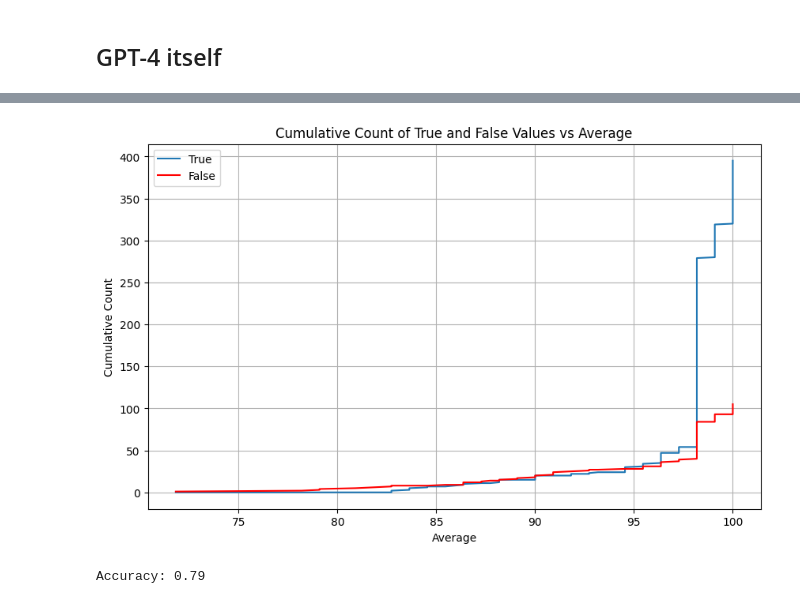
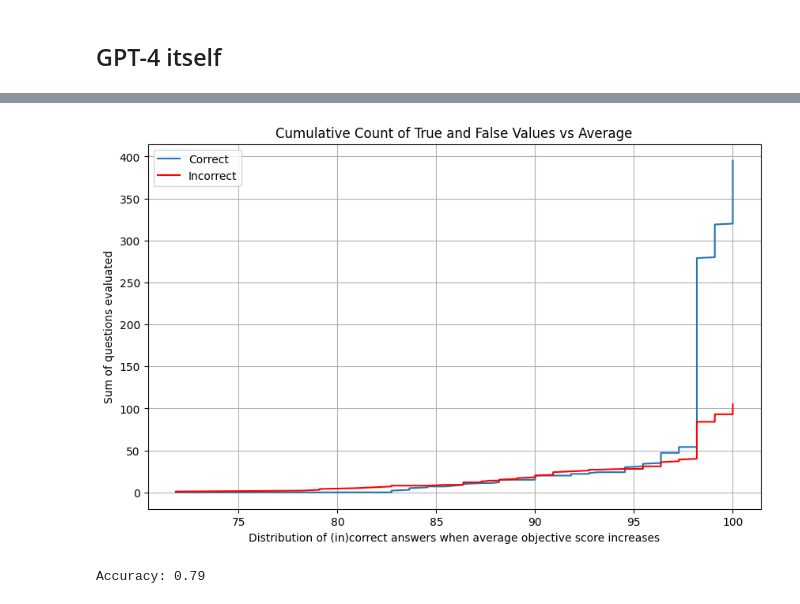
Before and after one commit to OpenBioLink/ThoughtSource, a Jupyter notebook: notebooks/reflection_messages/reflection_to_prediction.ipynb, the cells around one changed output, grey strips where cells are left out. Saved outputs shown, nothing was run; the diff lists cells and outputs as text; code cells hidden in the pictures.

```diff
--- a/notebooks/reflection_messages/reflection_to_prediction.ipynb
+++ b/notebooks/reflection_messages/reflection_to_prediction.ipynb
@@ -987,30 +910,26 @@ For obj_1, U-statistic is 22583.00 and the p-value is 0.00
 # %%
 data = scores_with_indicator
 data = [(t[0], False if t[1] is None else t[1]) for t in data]
 df = pd.DataFrame([t[0] for t in data])
 df['Indicator'] = [t[1] for t in data]
 df_for_reg = copy.deepcopy(df)
 # Sort DataFrame based on the 'Average' column from low to high
 df = df.sort_values(by='average')
 df['Cumulative Count'] = df['Indicator'].cumsum()
 df['Cumulative Count False'] = (~df['Indicator']).cumsum()
 
-
-
-
-
 # Plot graph with 'Average' as x-axis and 'Cumulative Count' and 'Cumulative Count False' as y-axis
 plt.figure(figsize=(10, 6))
-plt.plot(df['average'], df['Cumulative Count'], label='True')
-plt.plot(df['average'], df['Cumulative Count False'], label='False', color='red')
-plt.xlabel('Average')
-plt.ylabel('Cumulative Count')
+plt.plot(df['average'], df['Cumulative Count'], label='Correct')
+plt.plot(df['average'], df['Cumulative Count False'], label='Incorrect', color='red')
+plt.xlabel('Distribution of (in)correct answers when average objective score increases')
+plt.ylabel('Sum of questions evaluated')
 plt.title('Cumulative Count of True and False Values vs Average')
 plt.grid(True)
 plt.legend()
 plt.show()
 # %% [output]
-[figure, old version]
+[figure, new version]
 # %%
 X = df_for_reg.drop('Indicator', axis=1)  # Features
 y = df_for_reg['Indicator']  # Target variable
```
Also changed, not shown: parts of 29 cells of this notebook, 3 other files.
